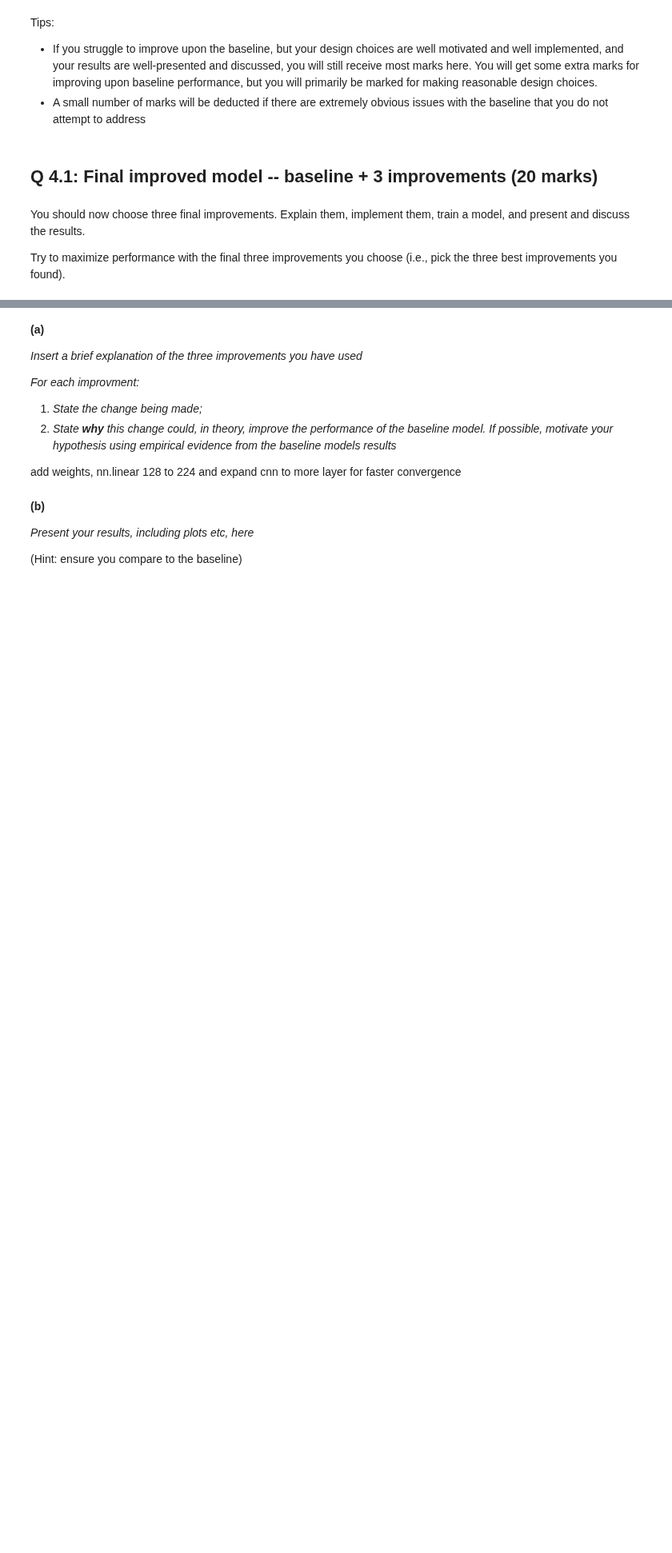
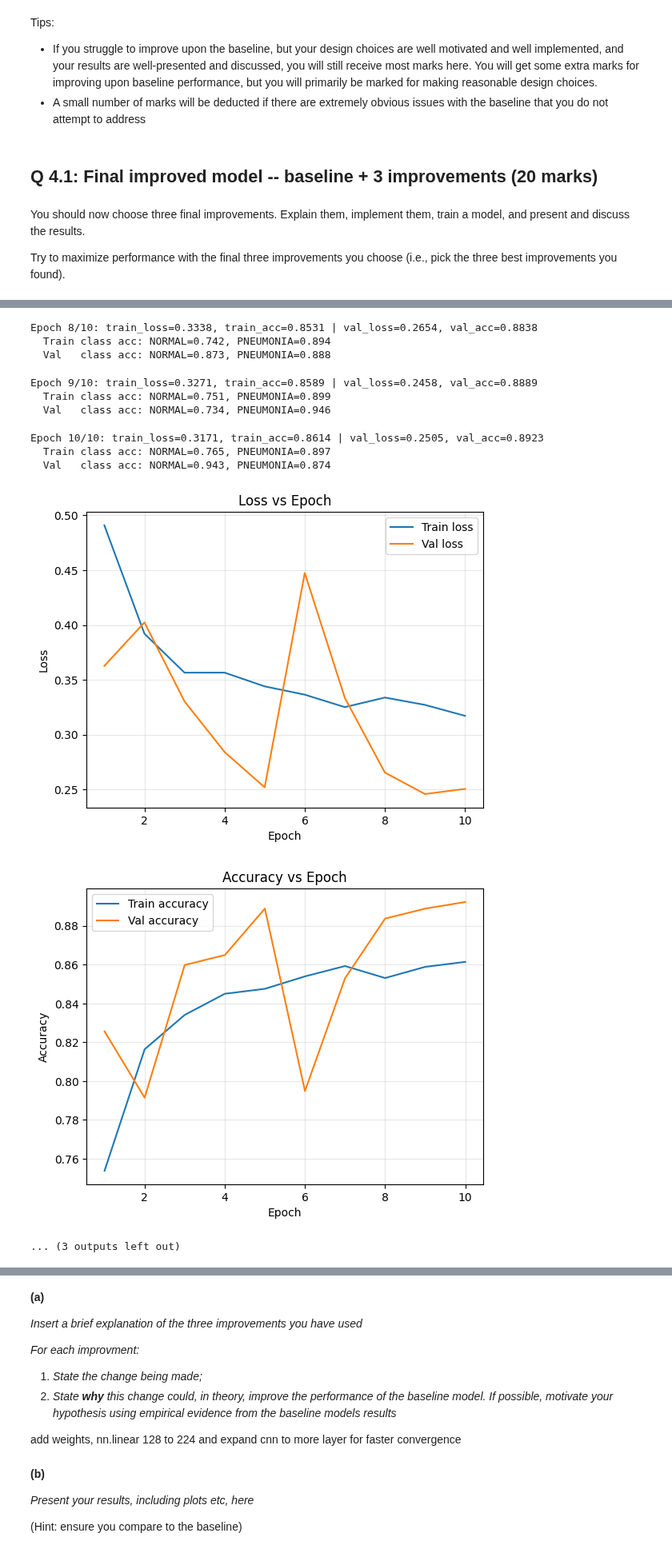
Before and after one commit to robotics-hana/deeplearning, a Jupyter notebook: COMP0188_CW1_Questions.ipynb, the cells around one changed output, grey strips where cells are left out. Shown at 80% size. Saved outputs shown, nothing was run; the diff lists cells and outputs as text; code cells hidden in the pictures; blank space fills up the shorter version.

```diff
--- a/COMP0188_CW1_Questions.ipynb
+++ b/COMP0188_CW1_Questions.ipynb
@@ -809,0 +841,30 @@ Try to maximize performance with the final three improvements you choose (i.e.,
+# %%
+# Initialize the model
+model = Model1_BN().to(device)
+
+# Define loss function and optimizer
+num_epochs = 10
+lr = 1e-3
+use_wandb = False
+
+train_labels = [lbl for _, lbl in train_dataset.images]
+counts = np.bincount(train_labels)
+
+criterion = nn.CrossEntropyLoss()
+optimizer = optim.Adam(model.parameters(), lr=lr)
+
+# Train the model
+train_losses, train_accuracies, val_losses, val_accuracies, train_class_accuracies, val_class_accuracies = train_model(
+    model, train_loader, val_loader, criterion, optimizer, num_epochs, device, use_wandb
+)
+
+# Plot training curves
+plot_training_curves(train_losses, train_accuracies, val_losses, val_accuracies, train_class_accuracies, val_class_accuracies)
+
+# Save the model
+torch.save(model.state_dict(), 'chest_xray_model.pth')
+print("Model saved as 'chest_xray_model.pth'")
+
+print("=== Baseline Validation Performance ===")
+evaluate_model(model, val_loader, device)
+# %% [output]
@@ -809,0 +892,12 @@ Try to maximize performance with the final three improvements you choose (i.e.,
+Epoch 8/10: train_loss=0.3338, train_acc=0.8531 | val_loss=0.2654, val_acc=0.8838
+  Train class acc: NORMAL=0.742, PNEUMONIA=0.894
+  Val   class acc: NORMAL=0.873, PNEUMONIA=0.888
+Epoch 9/10: train_loss=0.3271, train_acc=0.8589 | val_loss=0.2458, val_acc=0.8889
+  Train class acc: NORMAL=0.751, PNEUMONIA=0.899
+  Val   class acc: NORMAL=0.734, PNEUMONIA=0.946
+Epoch 10/10: train_loss=0.3171, train_acc=0.8614 | val_loss=0.2505, val_acc=0.8923
+  Train class acc: NORMAL=0.765, PNEUMONIA=0.897
+  Val   class acc: NORMAL=0.943, PNEUMONIA=0.874
+[figure, added]
+[figure, added]
+... (3 outputs left out)
```
Also changed, not shown: parts of 16 cells of this notebook.
